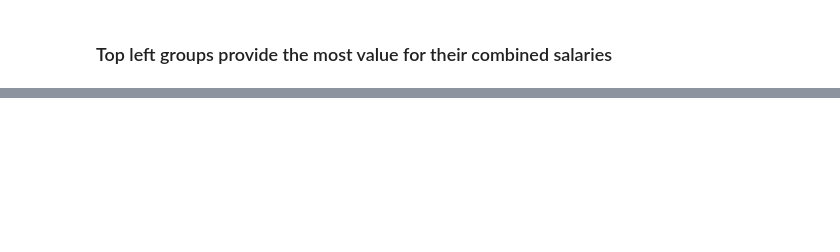
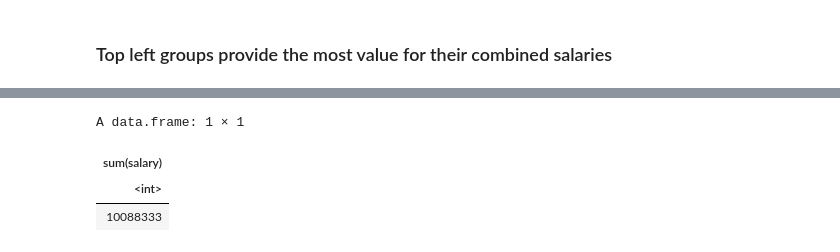
Before and after one commit to garrickbercero/R, a Jupyter notebook: Moneyball.ipynb, the cells around one changed output, grey strips where cells are left out. Saved outputs shown, nothing was run; the diff lists cells and outputs as text; code cells hidden in the pictures; blank space fills up the shorter version.

```diff
--- a/Moneyball.ipynb
+++ b/Moneyball.ipynb
@@ -338,0 +347,7 @@ A data.frame: 3 × 5
+# %%
+summarise(filter(topOBPCandidates, playerID %in% c('heltoto01','berkmla01','gonzalu01')), sum(salary))
+# %% [output]
+A data.frame: 1 × 1
+| sum(salary) |
+| <int> |
+| 10088333 |
```
Also changed, not shown: parts of 9 cells of this notebook.
